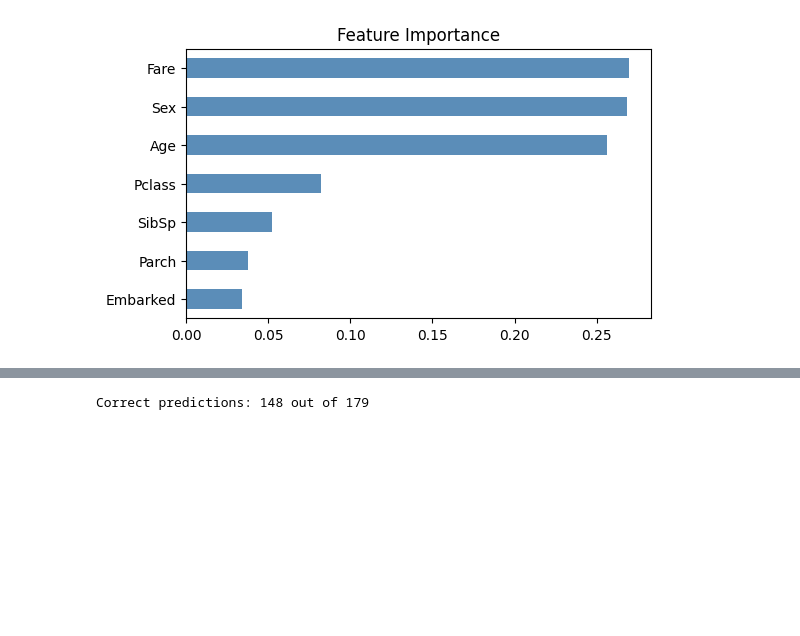
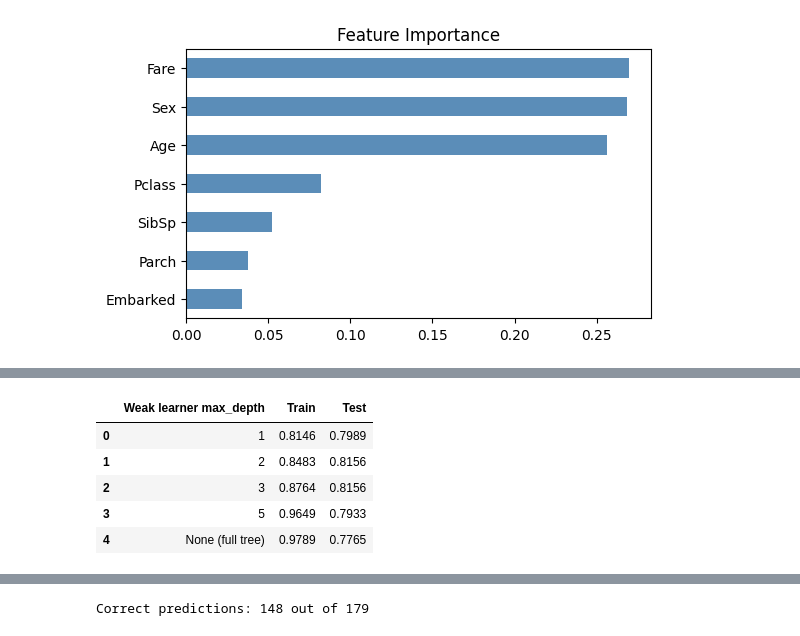
Before and after one commit to aniket123pathak/ML_mini_project, a Jupyter notebook: titanic_survival_prediction.ipynb, the cells around one changed output, grey strips where cells are left out. Saved outputs shown, nothing was run; the diff lists cells and outputs as text; code cells hidden in the pictures; blank space fills up the shorter version.

```diff
--- a/titanic_survival_prediction.ipynb
+++ b/titanic_survival_prediction.ipynb
@@ -250,0 +304,16 @@ plt.show()
+# %%
+# What if the weak learner is NOT a stump? (AdaBoost, 50 rounds)
+rows = []
+for d in [1, 2, 3, 5, None]:
+    ada = AdaBoostClassifier(estimator=DecisionTreeClassifier(max_depth=d),
+                             n_estimators=50, random_state=42).fit(X_train, y_train)
+    rows.append({"Weak learner max_depth": d if d else "None (full tree)",
+                 "Train": ada.score(X_train, y_train), "Test": ada.score(X_test, y_test)})
+pd.DataFrame(rows).round(4)
+# %% [output]
+|  | Weak learner max_depth | Train | Test |
+| 0 | 1 | 0.8146 | 0.7989 |
+| 1 | 2 | 0.8483 | 0.8156 |
+| 2 | 3 | 0.8764 | 0.8156 |
+| 3 | 5 | 0.9649 | 0.7933 |
+| 4 | None (full tree) | 0.9789 | 0.7765 |
```
Also changed, not shown: parts of 12 cells of this notebook, 2 other files.
